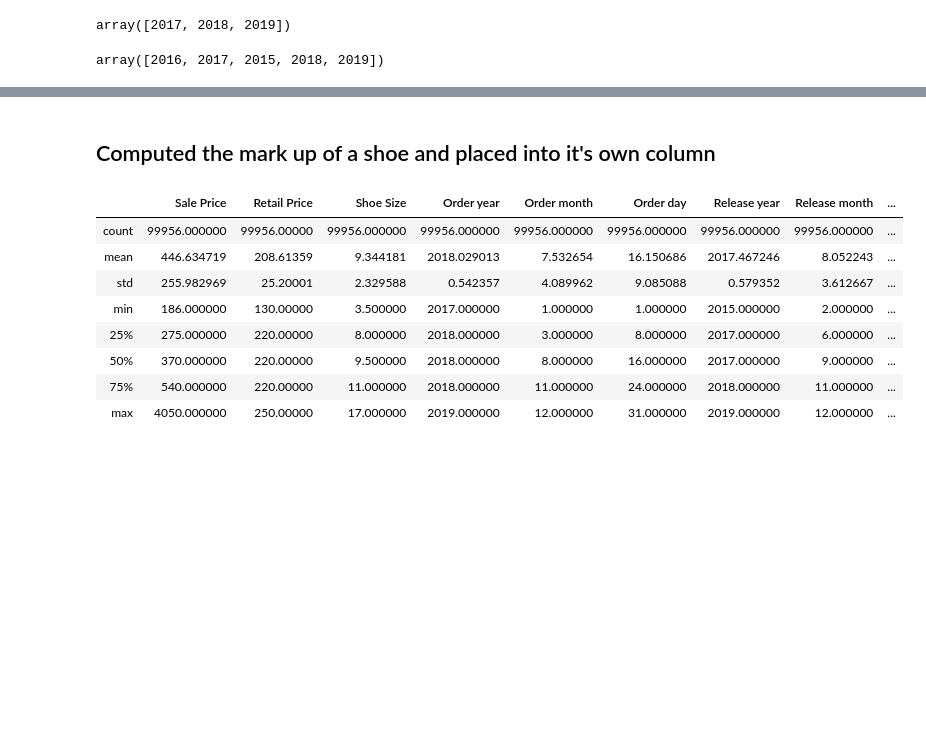
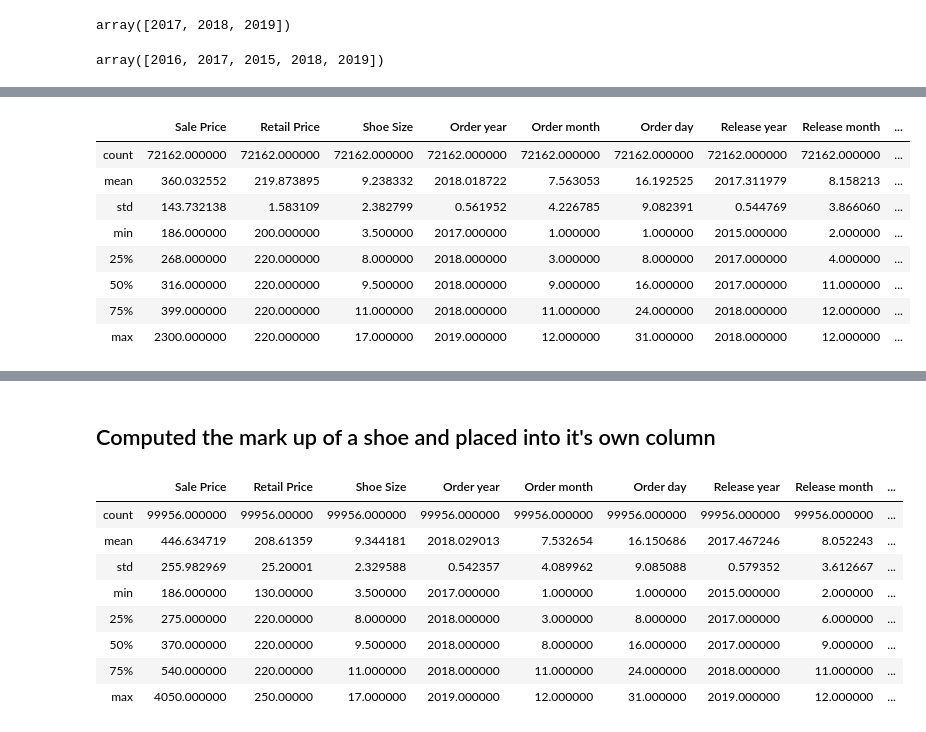
Before and after one commit to brandonmojica/stockx_price_predict, a Jupyter notebook: notebooks/stockx_price_predict.ipynb, the cells around one changed output, grey strips where cells are left out. Saved outputs shown, nothing was run; the diff lists cells and outputs as text; code cells hidden in the pictures; blank space fills up the shorter version.

```diff
--- a/notebooks/data_cleaning.ipynb
+++ b/notebooks/stockx_price_predict.ipynb
@@ -384,0 +428,13 @@ array([2016, 2017, 2015, 2018, 2019])
+# %%
+yeezy_df = stockx_data[stockx_data['Brand']==' Yeezy']
+# %%
+def strip_brand_yeezy(string):
+    """
+    Input: shoe string
+    Output: shoe string
+    """
+
+    string = re.sub('-Yeezy', '',string)
+    return string
+# %%
+yeezy_df['shoe'] = yeezy_df['shoe'].apply(strip_brand_yeezy)
@@ -384,0 +456,12 @@ array([2016, 2017, 2015, 2018, 2019])
+# %%
+yeezy_df.describe()
+# %% [output]
+|  | Sale Price | Retail Price | Shoe Size | Order year | Order month | Order day | Release year | Release month | ... |
+| count | 72162.000000 | 72162.000000 | 72162.000000 | 72162.000000 | 72162.000000 | 72162.000000 | 72162.000000 | 72162.000000 | ... |
+| mean | 360.032552 | 219.873895 | 9.238332 | 2018.018722 | 7.563053 | 16.192525 | 2017.311979 | 8.158213 | ... |
+| std | 143.732138 | 1.583109 | 2.382799 | 0.561952 | 4.226785 | 9.082391 | 0.544769 | 3.866060 | ... |
+| min | 186.000000 | 200.000000 | 3.500000 | 2017.000000 | 1.000000 | 1.000000 | 2015.000000 | 2.000000 | ... |
+| 25% | 268.000000 | 220.000000 | 8.000000 | 2018.000000 | 3.000000 | 8.000000 | 2017.000000 | 4.000000 | ... |
+| 50% | 316.000000 | 220.000000 | 9.500000 | 2018.000000 | 9.000000 | 16.000000 | 2017.000000 | 11.000000 | ... |
+| 75% | 399.000000 | 220.000000 | 11.000000 | 2018.000000 | 11.000000 | 24.000000 | 2018.000000 | 12.000000 | ... |
+| max | 2300.000000 | 220.000000 | 17.000000 | 2019.000000 | 12.000000 | 31.000000 | 2018.000000 | 12.000000 | ... |
```
Also changed, not shown: parts of 20 cells of this notebook.
